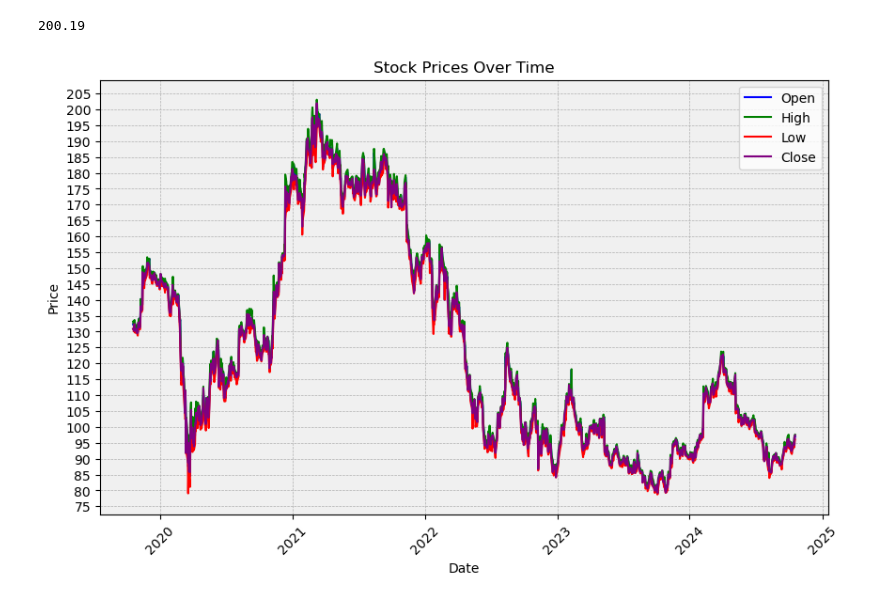
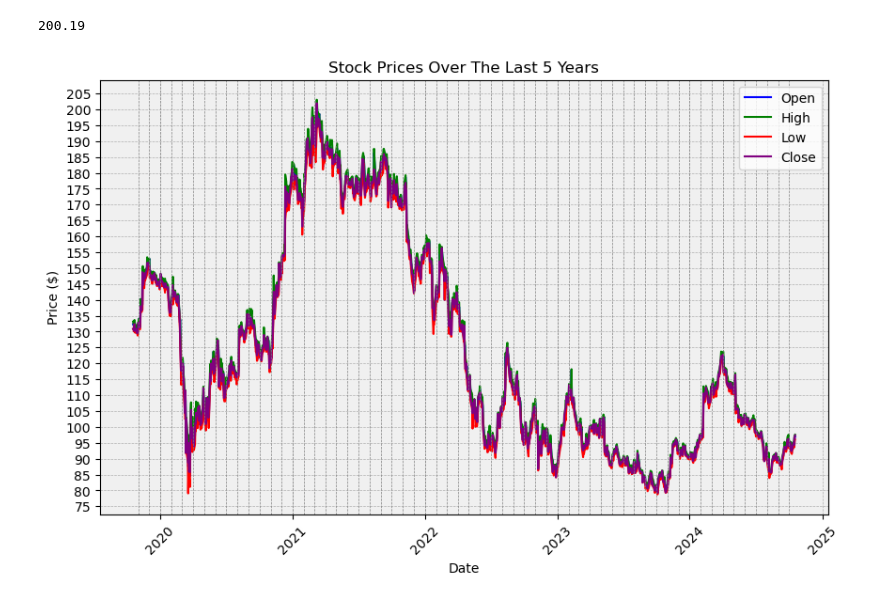
Before and after one commit to KimmyBeeW/Disney-Web-Scraping, a Jupyter notebook: vizualization.ipynb, the cells around one changed output. Drawn from its saved outputs; the diff is of its cells as text; code cells hidden in the pictures.

```diff
--- a/vizualization.ipynb
+++ b/vizualization.ipynb
@@ -14,28 +15,28 @@ dis_stocks['Open'].max()
 # %%
 # Plot each column overlaid
 plt.figure(figsize=(10, 6))
 plt.plot(dis_stocks.index, dis_stocks['Open'], label='Open', color='blue')
 plt.plot(dis_stocks.index, dis_stocks['High'], label='High', color='green')
 plt.plot(dis_stocks.index, dis_stocks['Low'], label='Low', color='red')
 plt.plot(dis_stocks.index, dis_stocks['Close'], label='Close', color='purple')
 
 # Add grid and background
 plt.grid(True, which='both', linestyle='--', linewidth=0.5)
 plt.gca().set_facecolor('#f0f0f0')  # Light gray background
 # Add vertical lines at the beginning of each month
-for month in pd.date_range(df.index.min(), df.index.max(), freq='MS'):
+for month in pd.date_range(dis_stocks.index.min(), dis_stocks.index.max(), freq='MS'):
     plt.axvline(month, color='gray', linestyle='--', linewidth=0.5)
 
 # Customize the plot
 plt.xlabel('Date')
-plt.ylabel('Price')
-plt.title('Stock Prices Over Time')
+plt.ylabel('Price ($)')
+plt.title('Stock Prices Over The Last 5 Years')
 plt.legend()
 plt.xticks(rotation=45)
 plt.gca().yaxis.set_major_locator(MultipleLocator(5))
 
 
 # Show the plot
 plt.show()
 # %% [output]
-[figure, old version]
+[figure, new version]
```
Also changed, not shown: parts of 4 cells of this notebook.
